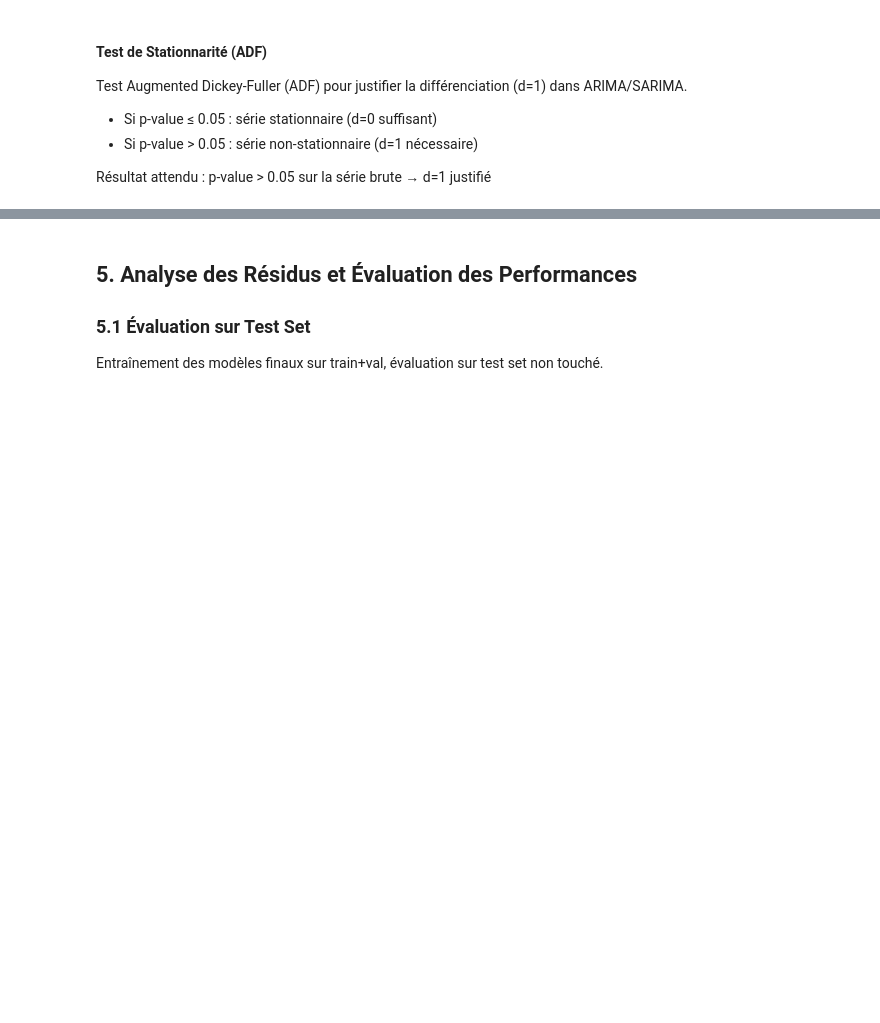
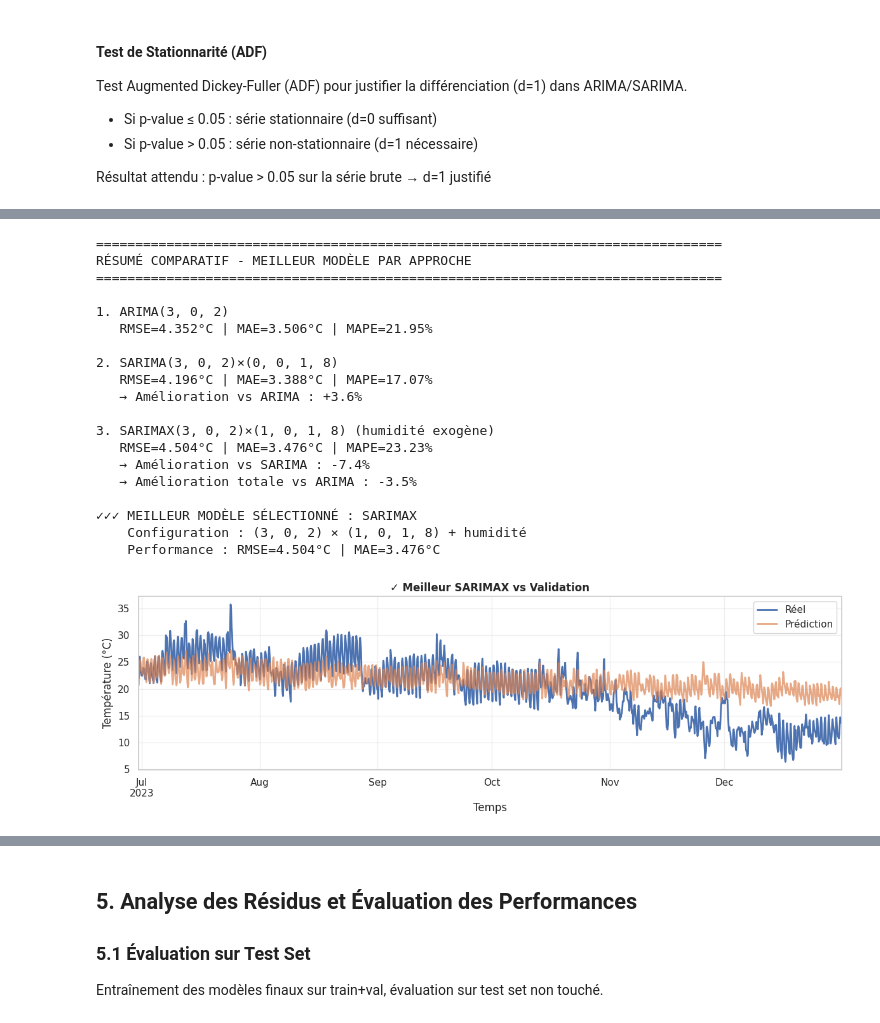
Before and after one commit to 2025-2026-estia-bihar/TP_ML_Arnaud_THERY, a Jupyter notebook: notebooks/bihar_time_series.ipynb, the cells around one changed output, grey strips where cells are left out. Saved outputs shown, nothing was run; the diff lists cells and outputs as text; code cells hidden in the pictures; blank space fills up the shorter version.

```diff
--- a/notebooks/bihar_time_series.ipynb
+++ b/notebooks/bihar_time_series.ipynb
@@ -732,3 +723,67 @@ EXPÉRIMENTATION STATISTIQUE : OPTIMISATION PROGRESSIVE
+# %%
+# ============================================================================
+# RÉSUMÉ COMPARATIF
+# ============================================================================
+print("\n" + "="*80)
+print("RÉSUMÉ COMPARATIF - MEILLEUR MODÈLE PAR APPROCHE")
+print("="*80)
+
+arima_rmse = best_arima['metrics']['RMSE']
+sarima_rmse = best_sarima['metrics']['RMSE']
+sarimax_rmse = best_sarimax['metrics']['RMSE']
+
+print(f"\n1. ARIMA{best_arima['order']}")
+print(
+    f"   RMSE={arima_rmse:.3f}°C | MAE={best_arima['metrics']['MAE']:.3f}°C | MAPE={best_arima['metrics']['MAPE']:.2f}%")
+
+print(f"\n2. SARIMA{best_sarima['order']}×{best_sarima['seasonal']}")
+improvement_sarima = ((arima_rmse - sarima_rmse) / arima_rmse * 100)
+print(
+    f"   RMSE={sarima_rmse:.3f}°C | MAE={best_sarima['metrics']['MAE']:.3f}°C | MAPE={best_sarima['metrics']['MAPE']:.2f}%")
+print(f"   → Amélioration vs ARIMA : {improvement_sarima:+.1f}%")
+
+print(
+    f"\n3. SARIMAX{best_sarimax['order']}×{best_sarimax['seasonal']} (humidité exogène)")
+improvement_sarimax = ((sarima_rmse - sarimax_rmse) / sarima_rmse * 100)
+print(
+    f"   RMSE={sarimax_rmse:.3f}°C | MAE={best_sarimax['metrics']['MAE']:.3f}°C | MAPE={best_sarimax['metrics']['MAPE']:.2f}%")
+print(f"   → Amélioration vs SARIMA : {improvement_sarimax:+.1f}%")
+print(
+    f"   → Amélioration totale vs ARIMA : {((arima_rmse - sarimax_rmse) / arima_rmse * 100):+.1f}%")
+
+# Sélection finale
+best_stats_model = best_sarimax
+best_model_name = "SARIMAX"
+print(f"\n✓✓✓ MEILLEUR MODÈLE SÉLECTIONNÉ : {best_model_name}")
+print(
+    f"    Configuration : {best_stats_model['order']} × {best_stats_model['seasonal']} + humidité")
+print(
+    f"    Performance : RMSE={best_stats_model['metrics']['RMSE']:.3f}°C | MAE={best_stats_model['metrics']['MAE']:.3f}°C")
+
+# Visualisation
+plot_predictions(val_df["temperature_2m"], best_stats_model["val_pred"],
+                 f"✓ Meilleur {best_model_name} vs Validation")
+# %% [output]
+================================================================================
+RÉSUMÉ COMPARATIF - MEILLEUR MODÈLE PAR APPROCHE
+================================================================================
+
+1. ARIMA(3, 0, 2)
+   RMSE=4.352°C | MAE=3.506°C | MAPE=21.95%
+
+2. SARIMA(3, 0, 2)×(0, 0, 1, 8)
+   RMSE=4.196°C | MAE=3.388°C | MAPE=17.07%
+   → Amélioration vs ARIMA : +3.6%
+
+3. SARIMAX(3, 0, 2)×(1, 0, 1, 8) (humidité exogène)
+   RMSE=4.504°C | MAE=3.476°C | MAPE=23.23%
+   → Amélioration vs SARIMA : -7.4%
+   → Amélioration totale vs ARIMA : -3.5%
+
+✓✓✓ MEILLEUR MODÈLE SÉLECTIONNÉ : SARIMAX
+    Configuration : (3, 0, 2) × (1, 0, 1, 8) + humidité
+    Performance : RMSE=4.504°C | MAE=3.476°C
+[figure, added]
 # %%
 def fit_regressors(X_train, y_train, X_val, y_val):
     results = {}
```
Also changed, not shown: parts of 8 cells of this notebook.
